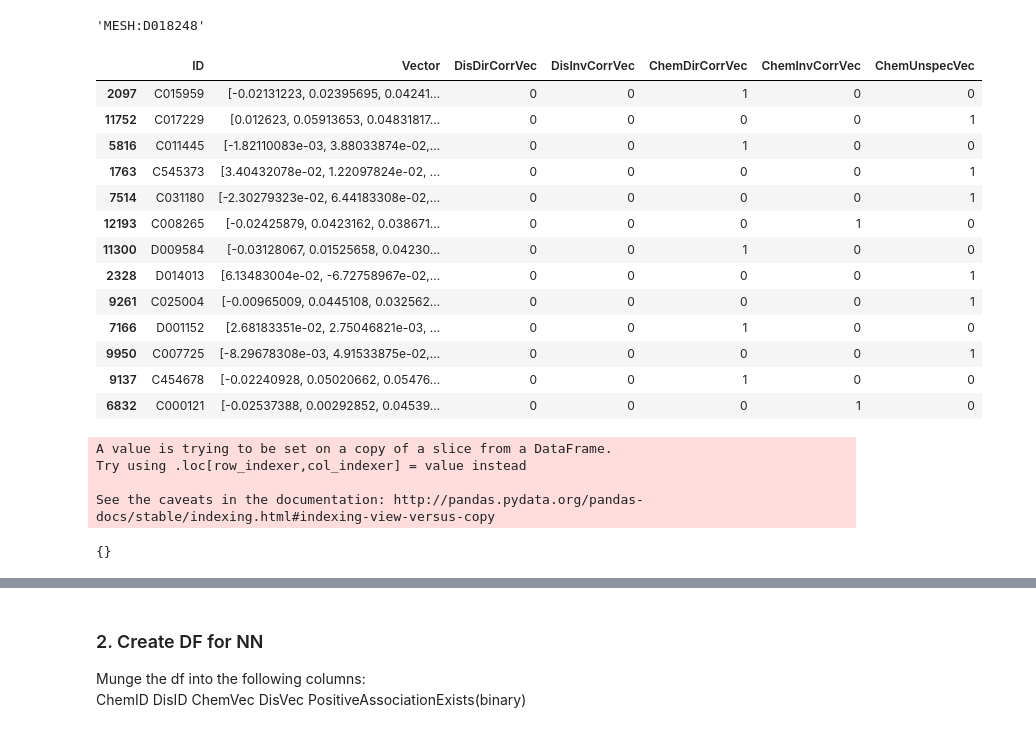
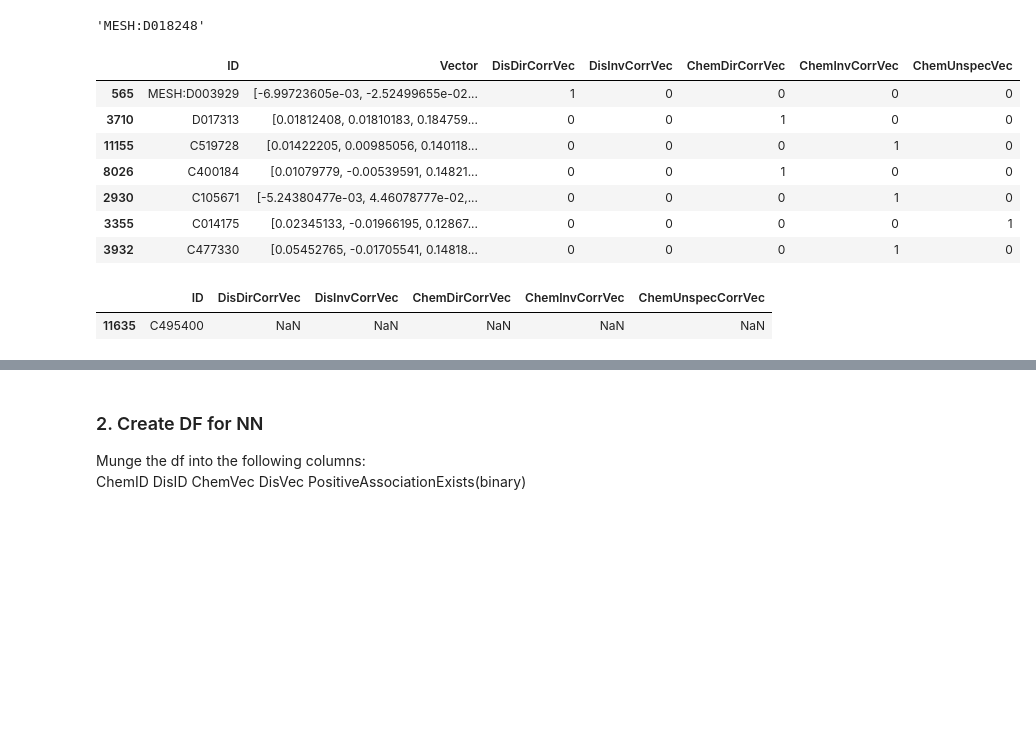
Before and after one commit to colemai/msc-thesis, a Jupyter notebook: opa/opa-nn.ipynb, the cells around one changed output, grey strips where cells are left out. Drawn from its saved outputs; the diff is of its cells as text; code cells hidden in the pictures; blank space fills up the shorter version.

```diff
--- a/opa/opa-nn.ipynb
+++ b/opa/opa-nn.ipynb
@@ -161,22 +161,21 @@ df.ID[1]
 # %% [output]
 'MESH:D018248'
 # %%
-df.sample(13)
+df.sample(7)
 # %% [output]
 |  | ID | Vector | DisDirCorrVec | DisInvCorrVec | ChemDirCorrVec | ChemInvCorrVec | ChemUnspecVec |
-| 2097 | C015959 | [-0.02131223, 0.02395695, 0.04241... | 0 | 0 | 1 | 0 | 0 |
-| 11752 | C017229 | [0.012623, 0.05913653, 0.04831817... | 0 | 0 | 0 | 0 | 1 |
-| 5816 | C011445 | [-1.82110083e-03, 3.88033874e-02,... | 0 | 0 | 1 | 0 | 0 |
-| 1763 | C545373 | [3.40432078e-02, 1.22097824e-02, ... | 0 | 0 | 0 | 0 | 1 |
-| 7514 | C031180 | [-2.30279323e-02, 6.44183308e-02,... | 0 | 0 | 0 | 0 | 1 |
-| 12193 | C008265 | [-0.02425879, 0.0423162, 0.038671... | 0 | 0 | 0 | 1 | 0 |
-| 11300 | D009584 | [-0.03128067, 0.01525658, 0.04230... | 0 | 0 | 1 | 0 | 0 |
-| 2328 | D014013 | [6.13483004e-02, -6.72758967e-02,... | 0 | 0 | 0 | 0 | 1 |
-| 9261 | C025004 | [-0.00965009, 0.0445108, 0.032562... | 0 | 0 | 0 | 0 | 1 |
-| 7166 | D001152 | [2.68183351e-02, 2.75046821e-03, ... | 0 | 0 | 1 | 0 | 0 |
-| 9950 | C007725 | [-8.29678308e-03, 4.91533875e-02,... | 0 | 0 | 0 | 0 | 1 |
-| 9137 | C454678 | [-0.02240928, 0.05020662, 0.05476... | 0 | 0 | 1 | 0 | 0 |
-| 6832 | C000121 | [-0.02537388, 0.00292852, 0.04539... | 0 | 0 | 0 | 1 | 0 |
+| 565 | MESH:D003929 | [-6.99723605e-03, -2.52499655e-02... | 1 | 0 | 0 | 0 | 0 |
+| 3710 | D017313 | [0.01812408, 0.01810183, 0.184759... | 0 | 0 | 1 | 0 | 0 |
+| 11155 | C519728 | [0.01422205, 0.00985056, 0.140118... | 0 | 0 | 0 | 1 | 0 |
+| 8026 | C400184 | [0.01079779, -0.00539591, 0.14821... | 0 | 0 | 1 | 0 | 0 |
+| 2930 | C105671 | [-5.24380477e-03, 4.46078777e-02,... | 0 | 0 | 0 | 1 | 0 |
+| 3355 | C014175 | [0.02345133, -0.01966195, 0.12867... | 0 | 0 | 0 | 0 | 1 |
+| 3932 | C477330 | [0.05452765, -0.01705541, 0.14818... | 0 | 0 | 0 | 1 | 0 |
+# %%
+df2.sample(1)
+# %% [output]
+|  | ID | DisDirCorrVec | DisInvCorrVec | ChemDirCorrVec | ChemInvCorrVec | ChemUnspecCorrVec |
+| 11635 | C495400 | NaN | NaN | NaN | NaN | NaN |
 # %%
 map_ddc = dict(zip(df[df.DisDirCorrVec == 1].ID, df[df.DisDirCorrVec == 1].Vector))
 map_dic = dict(zip(df[df.DisInvCorrVec == 1].ID, df[df.DisInvCorrVec == 1].Vector))
@@ -185,18 +184,8 @@ map_cic = dict(zip(df[df.ChemInvCorrVec == 1].ID, df[df.ChemInvCorrVec == 1].Vec
 map_cuc = dict(zip(df[df.ChemUnspecVec == 1].ID, df[df.ChemUnspecVec == 1].Vector))
 
 
-df2['DisDirCorrVec'] = 1
-# df2['DisDirCorrVec'] = df2.ID.map(map_ddc)
-# df2.DisInvCorrVec = df2.ID.map(map_dic)
-# df2.ChemDirCorrVec = df2.ID.map(map_cdc)
-# df2.ChemInvCorrVec = df2.ID.map(map_cic)
-# df2.ChemUnspecCorrVec = df2.ID.map(map_cuc)
+df2['DisDirCorrVec'] = df2.ID.map(map_ddc)
+df2.DisInvCorrVec = df2.ID.map(map_dic)
+df2.ChemDirCorrVec = df2.ID.map(map_cdc)
+df2.ChemInvCorrVec = df2.ID.map(map_cic)
+df2.ChemUnspecCorrVec = df2.ID.map(map_cuc)
-# %% [output]
-A value is trying to be set on a copy of a slice from a DataFrame.
-Try using .loc[row_indexer,col_indexer] = value instead
-
-See the caveats in the documentation: http://pandas.pydata.org/pandas-docs/stable/indexing.html#indexing-view-versus-copy
-# %%
-map_ddc
-# %% [output]
-{}
```
Also changed, not shown: parts of 10 cells of this notebook.
